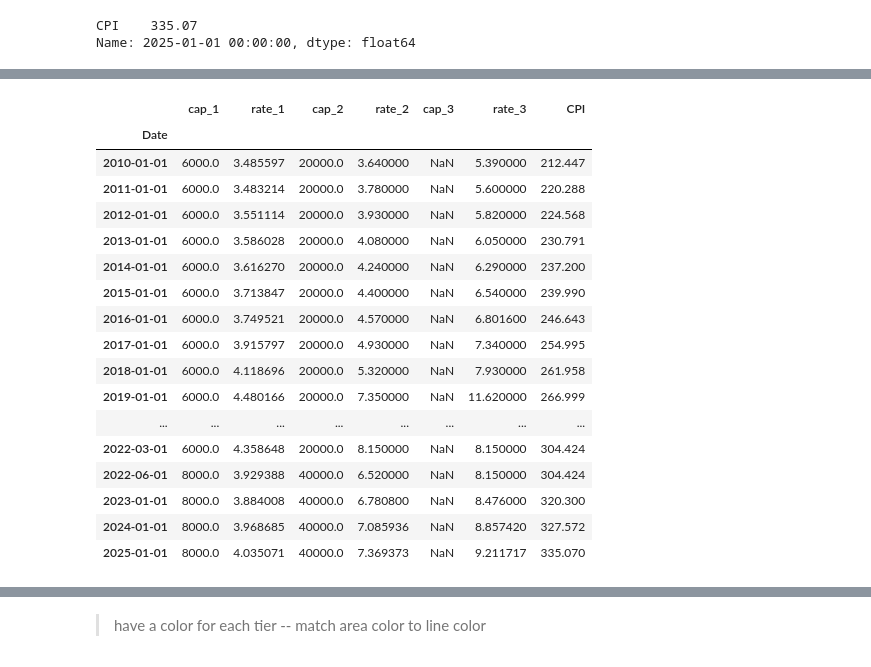
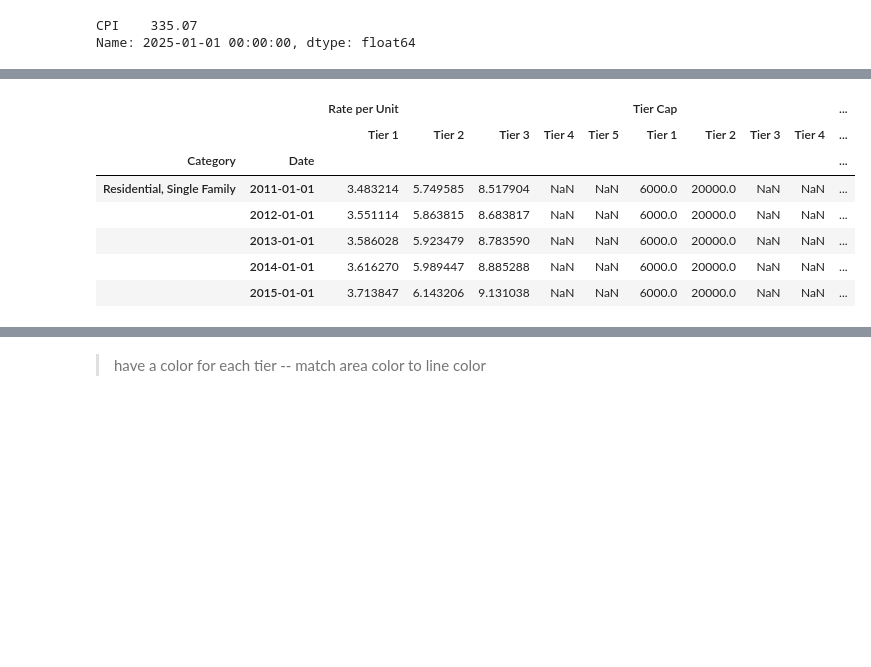
Before and after one commit to jade-fp/hub-gra-cwcb-rates, a Jupyter notebook: analysis_new.ipynb, the cells around one changed output, grey strips where cells are left out. Drawn from its saved outputs; the diff is of its cells as text; code cells hidden in the pictures; blank space fills up the shorter version.

```diff
--- a/analysis_new.ipynb
+++ b/analysis_new.ipynb
@@ -634,56 +734,12 @@ fxn_excel_import(file_name='utility data/Rates Research.xlsx', inc_sheets=1, og_
-# %%
-data_rates['Westminster, City of'] = fxn_excel_import('utility data/Westminster/CoW Water Rates 2010-2025.xlsx',
-                                                      inc_sheets=1,
-                                                      headers=0,
-                                                      index=[0,1])['import-prep']
-# data_rates['Westminster, City of'].index.set_names(['Customer Category','Start Date'], inplace=True)
-
-# data_rates['Westminster, City of'] = data_rates['Westminster, City of'].reorder_levels(axis=1,order=[1,0]).sort_index(axis=1).loc['Residential, Single Family']
-data_rates['Westminster, City of'] = data_rates['Westminster, City of'].loc['Residential, Single Family']
-# data_rates['Westminster, City of'] = data_rates['Westminster, City of'].loc['2013-01-01':'2025-01-01']#.iloc[(2,:),:]
-#[[('Tier 1','Gal Cap')]]
-
-# data_rates['Westminster, City of']# = pd.MultiIndex.from_product([['Gal Cap','Rate (USD $)','Rate CPI adjusted'],['Tier 1','Tier 2','Tier 3']])
-
-# data_rates['Westminster, City of']['Rate Adjusted','Tier 1'] = data_rates['Westminster, City of'].reset_index()
-
-#.apply(lambda x: inflation_adjuster(price_0 = x['Rate (USD $)','Tier 1'],
-    #                                 CPI_0 = data_CPI.loc[x['Start Date']],
-    #                                 CPI_1 = data_CPI.loc['01-01-2025']),
-    # axis = 1)
-# data_rates['Westminster, City of']['Rate Adjusted','Tier 2'] = data_rates['Westminster, City of']['Rate (USD $)','Tier 2 ']
-# data_rates['Westminster, City of']['Rate Adjusted','Tier 3'] = data_rates['Westminster, City of']['Rate (USD $)','Tier 3']
-
-data_rates['Westminster, City of'] = data_rates['Westminster, City of'].reset_index('Start Date').rename(columns={'Start Date':'Date'}).set_index('Date').join(data_CPI)
-data_rates['Westminster, City of']['CPI'] = data_rates['Westminster, City of']['CPI'].ffill()
-
-data_rates['Westminster, City of']['rate_1'] = data_rates['Westminster, City of'].apply(lambda x: inflation_adjuster(x['rate_1'],
-                                                                                                                     x['CPI'],
-                                                                                                                     data_CPI.loc['01-01-2025']),
-                                                                                        axis = 1)
-
-data_rates['Westminster, City of']#[[('Rate (USD $)','Tier 1')]]#.index
-
-# data_CPI.rename(columns={'CPI': ['','CPI']})
-
-# data_CPI
-# %% [output]
-|  | cap_1 | rate_1 | cap_2 | rate_2 | cap_3 | rate_3 | CPI |
-| Date |  |  |  |  |  |  |  |
-| 2010-01-01 | 6000.0 | 3.485597 | 20000.0 | 3.640000 | NaN | 5.390000 | 212.447 |
-| 2011-01-01 | 6000.0 | 3.483214 | 20000.0 | 3.780000 | NaN | 5.600000 | 220.288 |
-| 2012-01-01 | 6000.0 | 3.551114 | 20000.0 | 3.930000 | NaN | 5.820000 | 224.568 |
-| 2013-01-01 | 6000.0 | 3.586028 | 20000.0 | 4.080000 | NaN | 6.050000 | 230.791 |
-| 2014-01-01 | 6000.0 | 3.616270 | 20000.0 | 4.240000 | NaN | 6.290000 | 237.200 |
-| 2015-01-01 | 6000.0 | 3.713847 | 20000.0 | 4.400000 | NaN | 6.540000 | 239.990 |
-| 2016-01-01 | 6000.0 | 3.749521 | 20000.0 | 4.570000 | NaN | 6.801600 | 246.643 |
-| 2017-01-01 | 6000.0 | 3.915797 | 20000.0 | 4.930000 | NaN | 7.340000 | 254.995 |
-| 2018-01-01 | 6000.0 | 4.118696 | 20000.0 | 5.320000 | NaN | 7.930000 | 261.958 |
-| 2019-01-01 | 6000.0 | 4.480166 | 20000.0 | 7.350000 | NaN | 11.620000 | 266.999 |
-| ... | ... | ... | ... | ... | ... | ... | ... |
-| 2022-03-01 | 6000.0 | 4.358648 | 20000.0 | 8.150000 | NaN | 8.150000 | 304.424 |
-| 2022-06-01 | 8000.0 | 3.929388 | 40000.0 | 6.520000 | NaN | 8.150000 | 304.424 |
-| 2023-01-01 | 8000.0 | 3.884008 | 40000.0 | 6.780800 | NaN | 8.476000 | 320.300 |
-| 2024-01-01 | 8000.0 | 3.968685 | 40000.0 | 7.085936 | NaN | 8.857420 | 327.572 |
-| 2025-01-01 | 8000.0 | 4.035071 | 40000.0 | 7.369373 | NaN | 9.211717 | 335.070 |
+# %%
+data_rates['westminster_city'].head()
+# %% [output]
+|  |  | Rate per Unit |  |  |  |  | Tier Cap |  |  |  | ... |
+|  |  | Tier 1 | Tier 2 | Tier 3 | Tier 4 | Tier 5 | Tier 1 | Tier 2 | Tier 3 | Tier 4 | ... |
+| Category | Date |  |  |  |  |  |  |  |  |  | ... |
+| Residential, Single Family | 2011-01-01 | 3.483214 | 5.749585 | 8.517904 | NaN | NaN | 6000.0 | 20000.0 | NaN | NaN | ... |
+|  | 2012-01-01 | 3.551114 | 5.863815 | 8.683817 | NaN | NaN | 6000.0 | 20000.0 | NaN | NaN | ... |
+|  | 2013-01-01 | 3.586028 | 5.923479 | 8.783590 | NaN | NaN | 6000.0 | 20000.0 | NaN | NaN | ... |
+|  | 2014-01-01 | 3.616270 | 5.989447 | 8.885288 | NaN | NaN | 6000.0 | 20000.0 | NaN | NaN | ... |
+|  | 2015-01-01 | 3.713847 | 6.143206 | 9.131038 | NaN | NaN | 6000.0 | 20000.0 | NaN | NaN | ... |
 # %%
```
Also changed, not shown: parts of 18 cells of this notebook.
